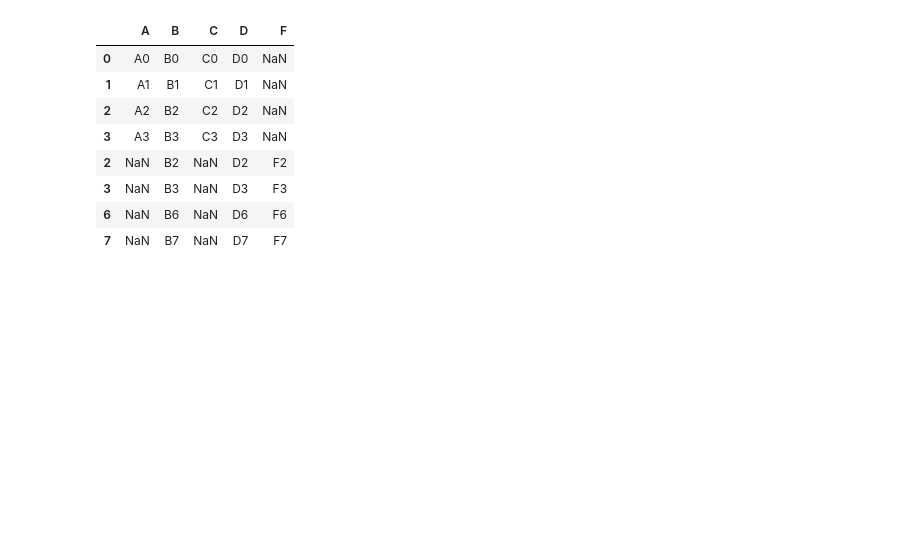
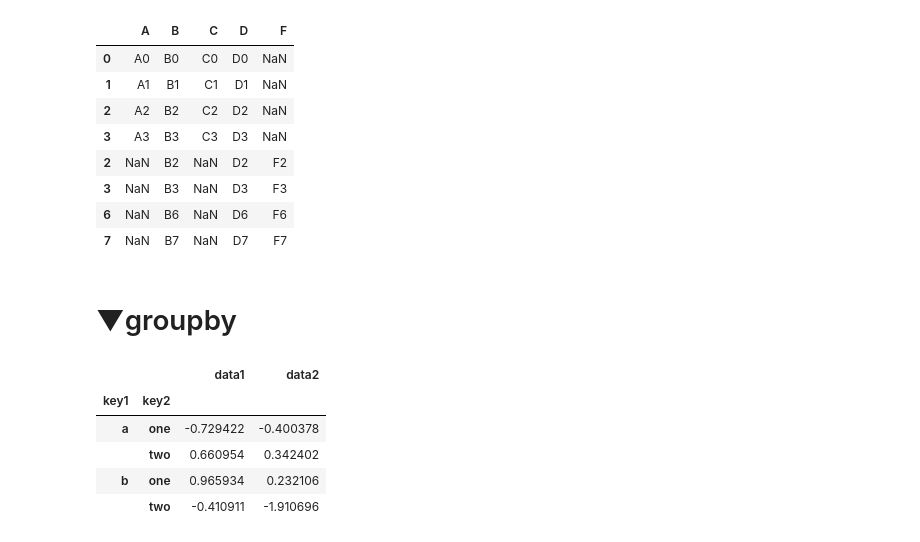
Before and after one commit to kinotsurayasu/python, a Jupyter notebook: Pandas.ipynb, the cells around one changed output. Cells and saved outputs as stored; diff of their text form; code cells hidden in the pictures; blank space fills up the shorter version.

```diff
--- a/Pandas.ipynb
+++ b/Pandas.ipynb
@@ -899,3 +899,20 @@ pd.concat([df1,df4])
 | 3 | NaN | B3 | NaN | D3 | F3 |
 | 6 | NaN | B6 | NaN | D6 | F6 |
 | 7 | NaN | B7 | NaN | D7 | F7 |
+# %% [markdown]
+# ▼groupby
+# %%
+df=DataFrame({'key1':['a','a','b','b','a'],
+              'key2':['one','two','one','two','one'],
+              'data1':np.random.randn(5),
+              'data2':np.random.randn(5)})
+# %%
+#一般的なグループ化
+df.groupby(['key1','key2']).mean()
+# %% [output]
+|  |  | data1 | data2 |
+| key1 | key2 |  |  |
+| a | one | -0.729422 | -0.400378 |
+|  | two | 0.660954 | 0.342402 |
+| b | one | 0.965934 | 0.232106 |
+|  | two | -0.410911 | -1.910696 |
```
Also changed, not shown: parts of 3 cells of this notebook.
